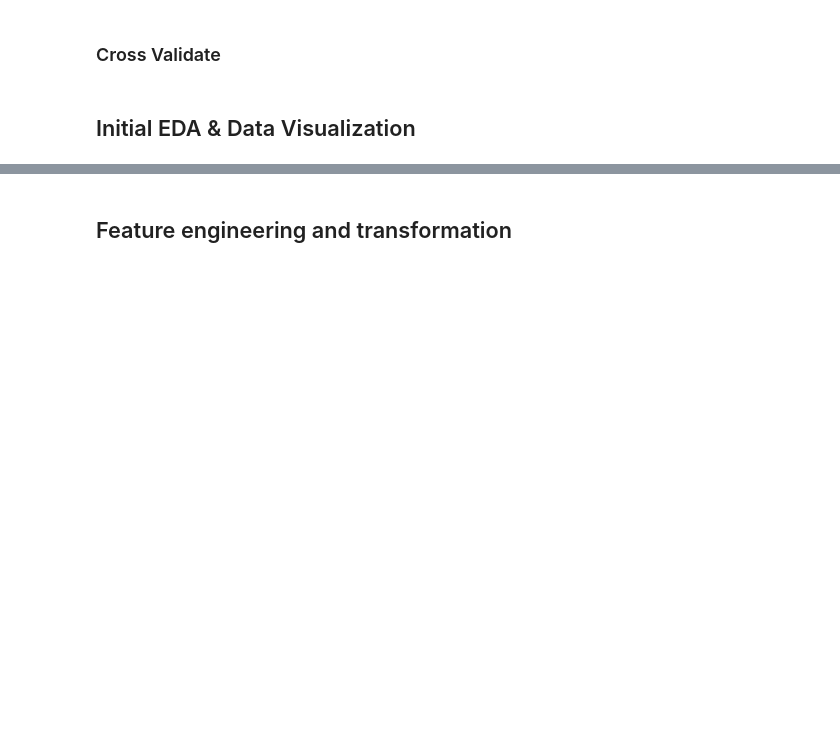
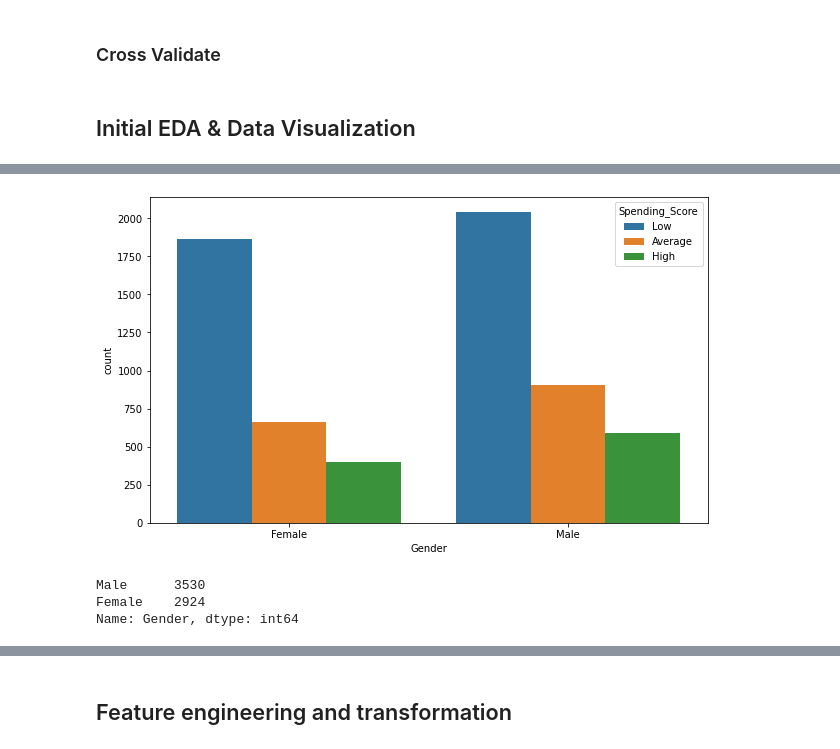
Before and after one commit to SamuelMiller413/Coding-Nomads-Deep-Learning-Miniproject-1, a Jupyter notebook: DL_Miniproject_Tabular_Data.ipynb, the cells around one changed output, grey strips where cells are left out. Saved outputs shown, nothing was run; the diff lists cells and outputs as text; code cells hidden in the pictures; blank space fills up the shorter version.

```diff
--- a/DL_Miniproject_Tabular_Data.ipynb
+++ b/DL_Miniproject_Tabular_Data.ipynb
@@ -194,8 +201,12 @@ train_df, test_df = train_test_split(
     df, test_size=0.20, random_state=42
     )
 
+# reset indices
+train_df.reset_index(drop=True, inplace=True)
+test_df.reset_index(drop=True, inplace=True)
+
 # features
-feature_cols = full_train.columns.tolist()
+feature_cols = train_df.columns.tolist()
 feature_cols.remove('Segmentation')
 
 # label
@@ -310,7 +309,7 @@ graph_ = {
 # plot sizes
 sizes = {'s':((10,6)),'m':(14,8), 'l':(18,10)}
 
-def plot_grep(feature, label=train_df[label_col], plot_type='countplot', fig_size='s',subset=train_df):
+def plot_grep(feature, label=label_col, plot_type='countplot', fig_size='s',subset=train_df):
     '''
     Doc:
     Greps feature with label.
@@ -532,6 +559,12 @@ plot_all_grep('segmentation')
 # %%
-plot_grep(feature='gender', label='spending_score')
+plot_grep(feature='Gender', label='spending_score')
+# %% [output]
+[figure, added]
 # %%
 train_df['Gender'].value_counts()
+# %% [output]
+Male      3530
+Female    2924
+Name: Gender, dtype: int64
 # %%
 plot_grep('gender')
```
Also changed, not shown: parts of 61 cells of this notebook.
